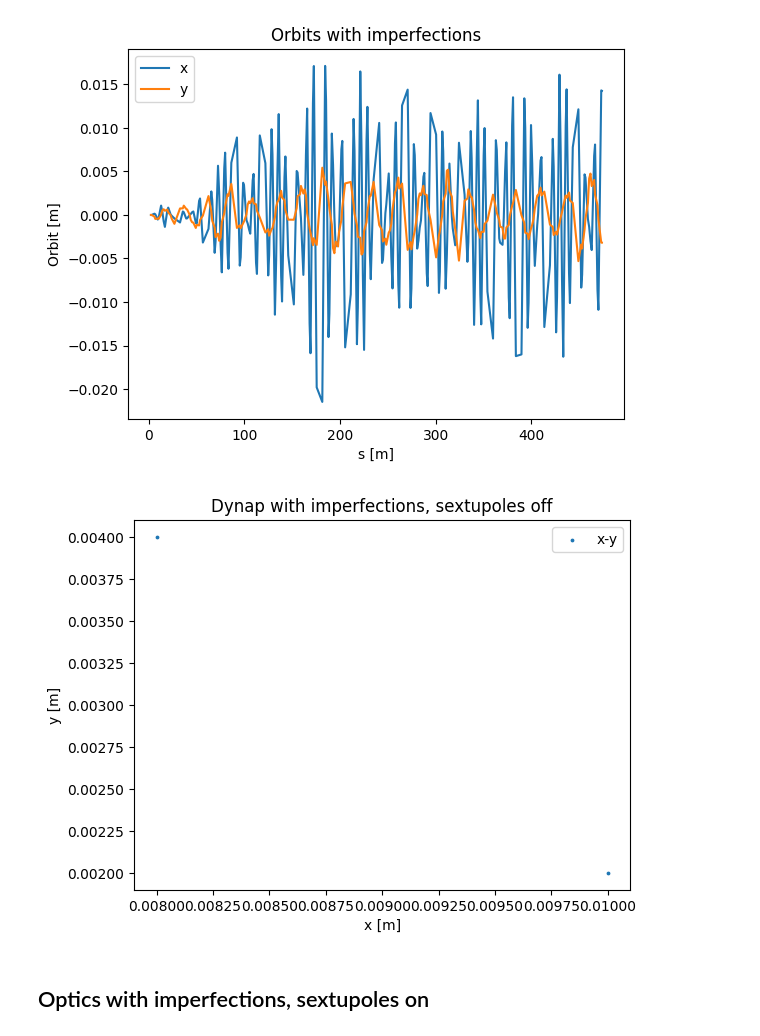
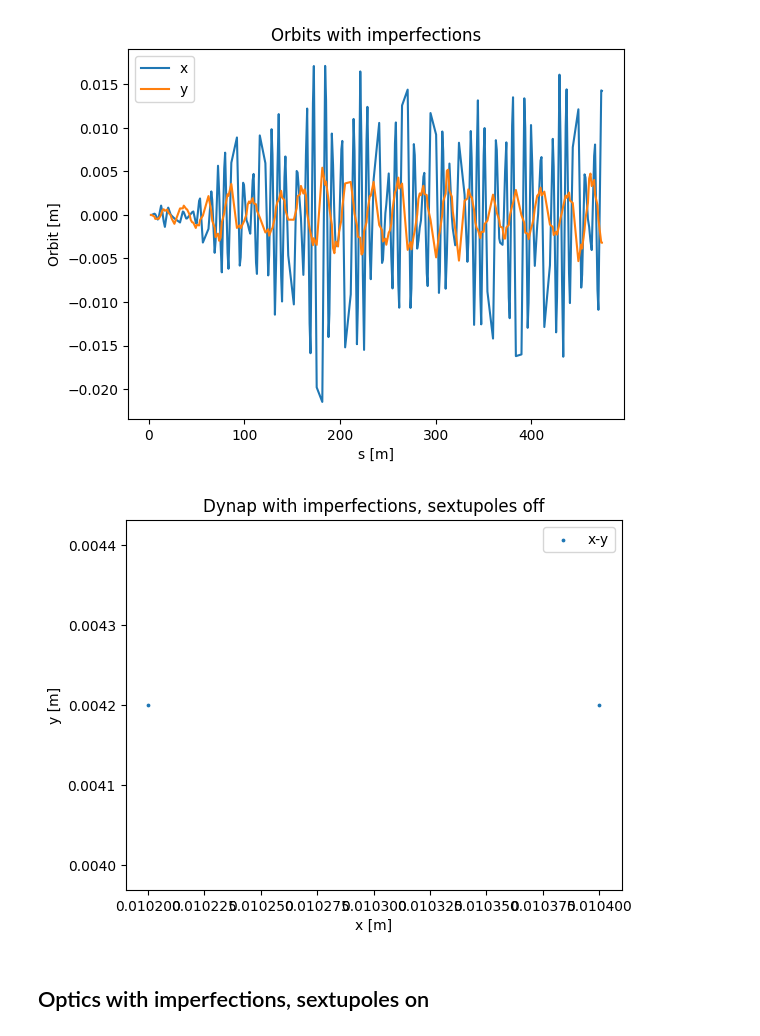
Before and after one commit to Rasimilian/SKIF-Lattice-Analysis, a Jupyter notebook: optics_closing.ipynb, the cells around one changed output. Saved outputs shown, nothing was run; the diff lists cells and outputs as text; code cells hidden in the pictures.

```diff
--- a/optics_closing.ipynb
+++ b/optics_closing.ipynb
@@ -279,11 +279,11 @@ plt.show()
 # %%
 params = {"x": "m",
           "y": "m"}
-tab_err = read_tracking_file("tracking_data/tracking_nosext_xy_100one.txt", unlost_only=True)
+tab_err = read_tracking_file("tracking_data/tracking_xy_nosext_norad_1000one.txt", unlost_only=True)
 plot_dynap(tab_err, params, title="Dynap with imperfections, sextupoles off", plot_name="x-y")
 plt.show()
 # %% [output]
-[figure, old version]
+[figure, new version]
 # %% [markdown]
 ## Optics with imperfections, sextupoles on
 # %%
```
